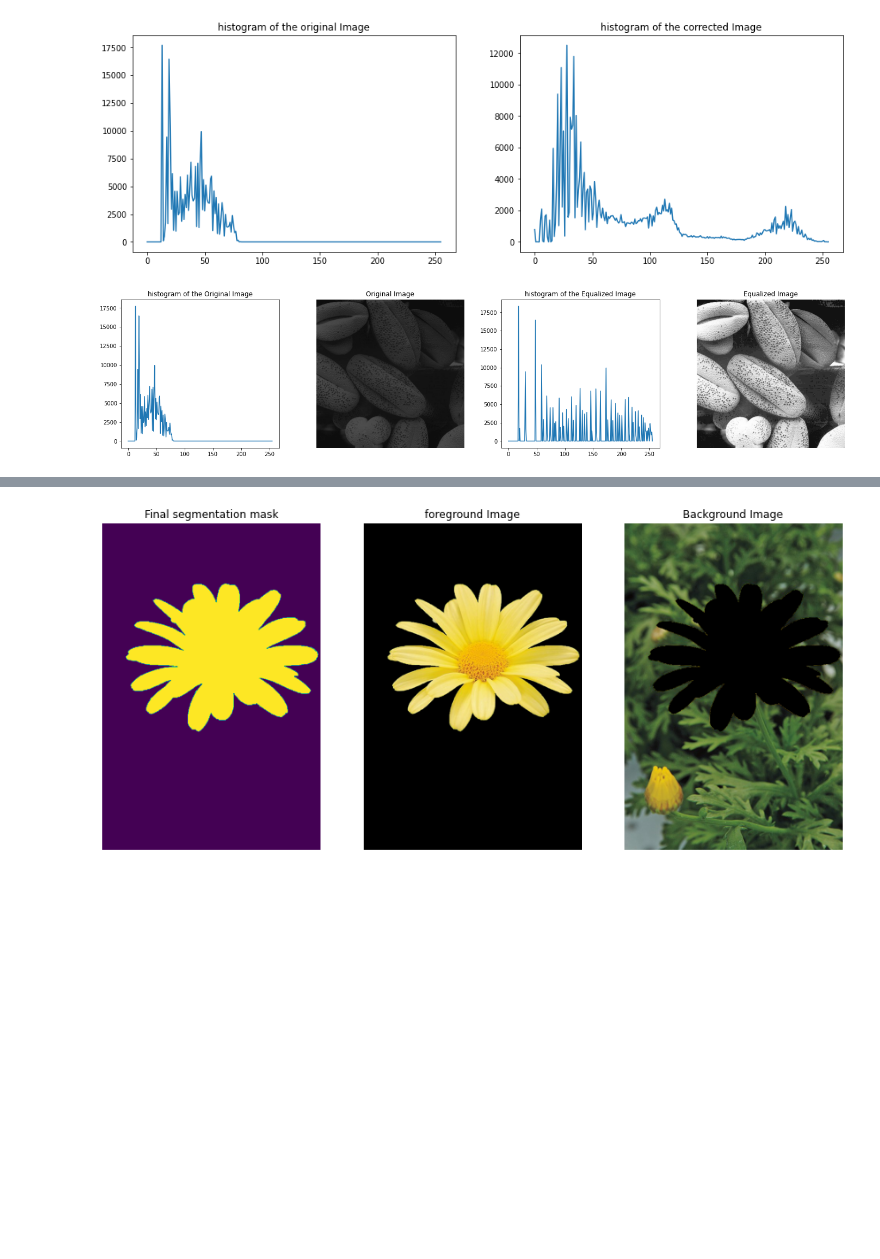
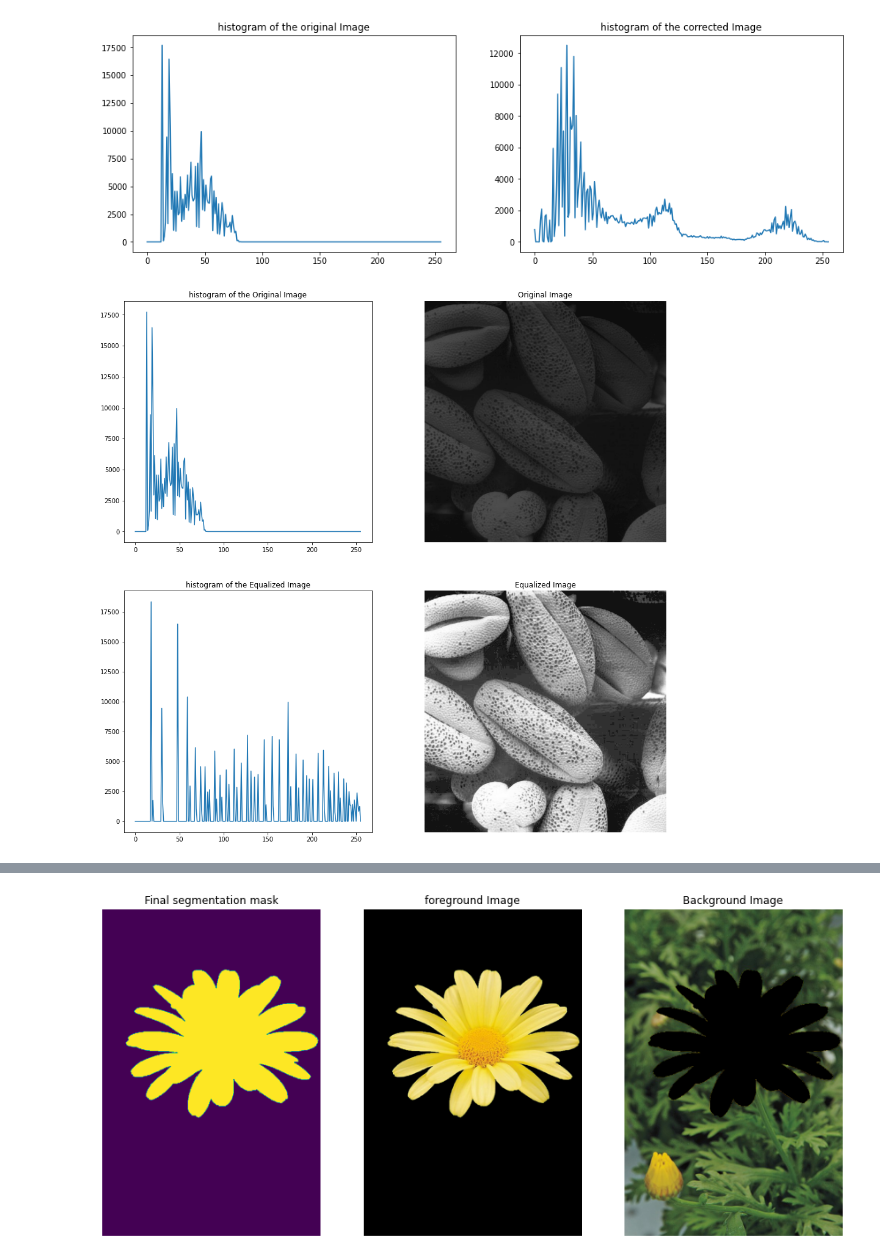
Before and after one commit to SeniruD/EN2550_Exercises, a Jupyter notebook: Assignment_1/190155L_Assignment1.ipynb, the cells around one changed output, grey strips where cells are left out. Saved outputs shown, nothing was run; the diff lists cells and outputs as text; code cells hidden in the pictures; blank space fills up the shorter version.

```diff
--- a/Assignment_1/190155L_Assignment1.ipynb
+++ b/Assignment_1/190155L_Assignment1.ipynb
@@ -146,29 +144,30 @@ plt.show()
 [figure]
 # %%
 # Question 4
+
 img = cv.imread('shells.png',cv.IMREAD_GRAYSCALE)
 assert img is not None
 
 s = np.zeros((256,), dtype=np.uint8)
 sum = 0
 for r in range(0,256):
     sum += np.count_nonzero(img == r)
     s[r] = np.uint8(sum*(255/img.size))
 
 equalized_img = cv.LUT(img, s)
 hist_img = cv.calcHist([img], [0], None, [256], [0,256])
 hist_equalized_img = cv.calcHist([equalized_img], [0], None, [256], [0,256])
-fig, ax = plt.subplots(1,4, figsize = (24,5))
-ax[0].plot(hist_img)
-ax[0].set_title('histogram of the Original Image')
-ax[1].imshow(cv.cvtColor(img, cv.COLOR_BGR2RGB))
-ax[1].set_title('Original Image')
-ax[1].axis('off')
-ax[2].plot(hist_equalized_img)
-ax[2].set_title('histogram of the Equalized Image')
-ax[3].imshow(cv.cvtColor(equalized_img, cv.COLOR_BGR2RGB))
-ax[3].set_title('Equalized Image')
-ax[3].axis('off')
+fig, ax = plt.subplots(2,2, figsize = (16,16))
+ax[0,0].plot(hist_img)
+ax[0,0].set_title('histogram of the Original Image')
+ax[0,1].imshow(cv.cvtColor(img, cv.COLOR_BGR2RGB))
+ax[0,1].set_title('Original Image')
+ax[0,1].axis('off')
+ax[1,0].plot(hist_equalized_img)
+ax[1,0].set_title('histogram of the Equalized Image')
+ax[1,1].imshow(cv.cvtColor(equalized_img, cv.COLOR_BGR2RGB))
+ax[1,1].set_title('Equalized Image')
+ax[1,1].axis('off')
 plt.show()
 # %% [output]
-[figure, old version]
+[figure, new version]
```
Also changed, not shown: parts of 13 cells of this notebook.
